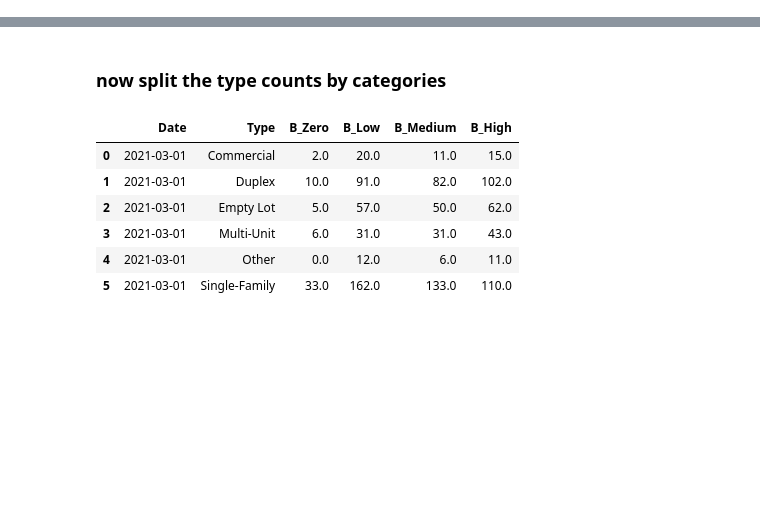
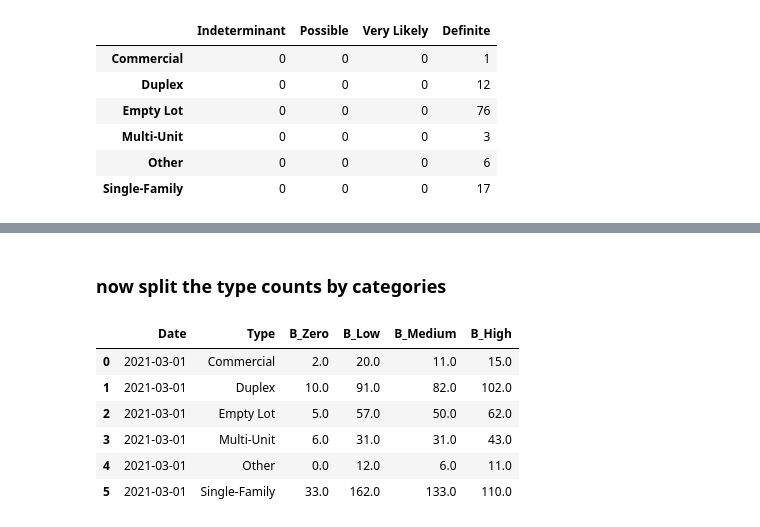
Before and after one commit to luke-lite/Dutchtown, a Jupyter notebook: vacancy_data_agg.ipynb, the cells around one changed output, grey strips where cells are left out. Cells and saved outputs as stored; diff of their text form; code cells hidden in the pictures; blank space fills up the shorter version.

```diff
--- a/vacancy_data_agg.ipynb
+++ b/vacancy_data_agg.ipynb
@@ -179,0 +244,10 @@ See the caveats in the documentation: https://pandas.pydata.org/pandas-docs/stab
+# %%
+pp[['Indeterminant', 'Possible', 'Very Likely', 'Definite']]
+# %% [output]
+|  | Indeterminant | Possible | Very Likely | Definite |
+| Commercial | 0 | 0 | 0 | 1 |
+| Duplex | 0 | 0 | 0 | 12 |
+| Empty Lot | 0 | 0 | 0 | 76 |
+| Multi-Unit | 0 | 0 | 0 | 3 |
+| Other | 0 | 0 | 0 | 6 |
+| Single-Family | 0 | 0 | 0 | 17 |
```
Also changed, not shown: parts of 9 cells of this notebook, 1 other file.
